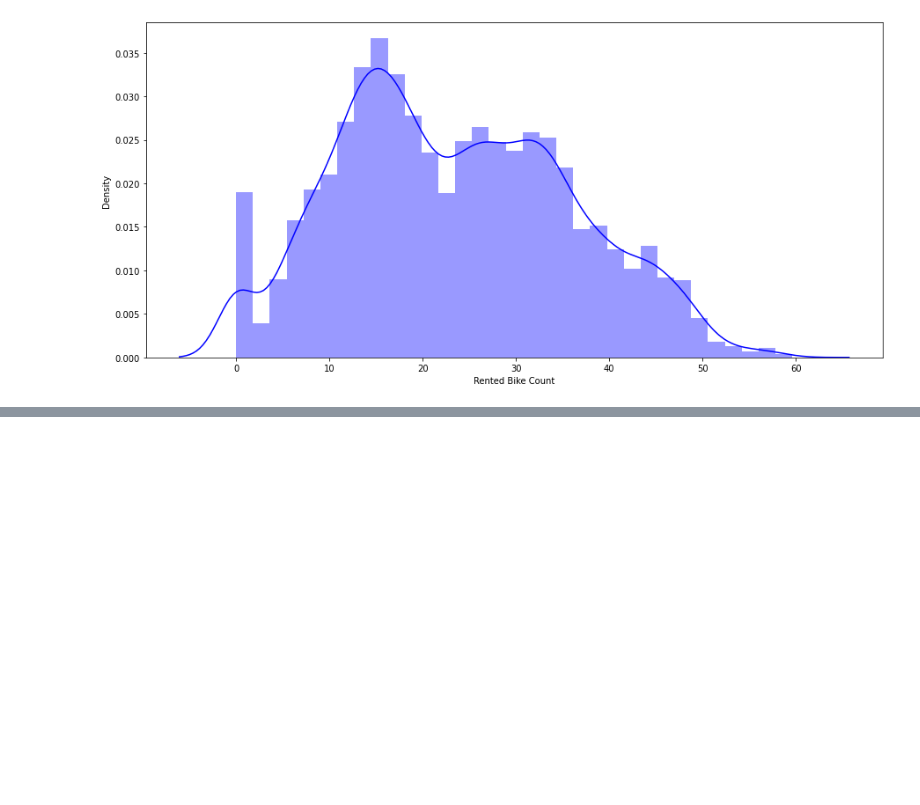
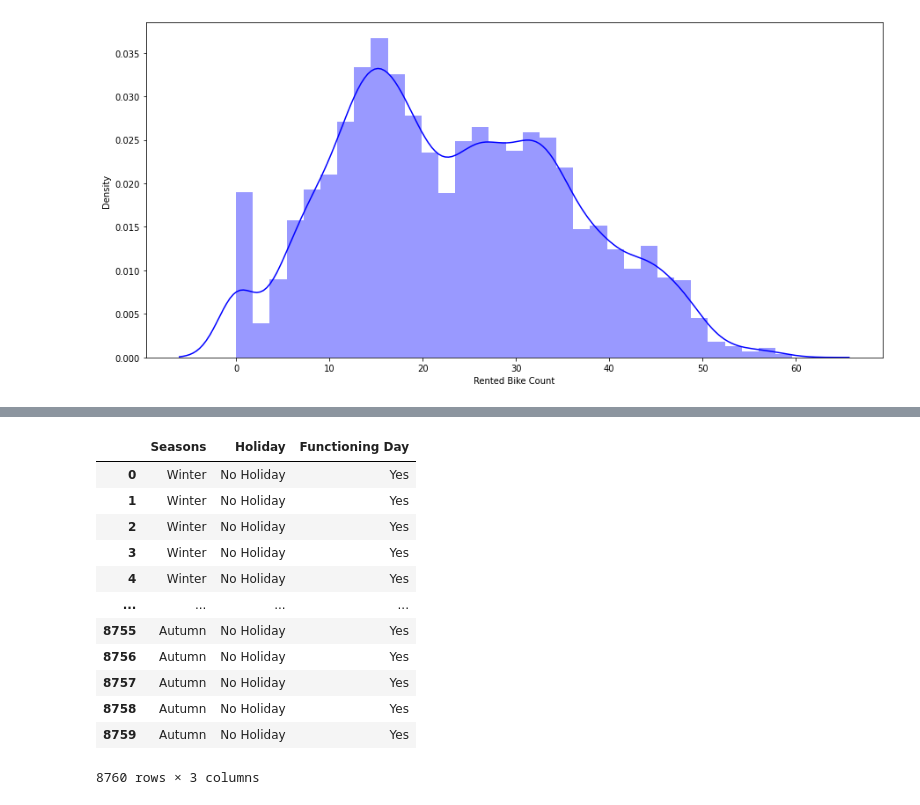
Before and after one commit to Ankitgpt357/Bike-Sharing-demand-prediction, a Jupyter notebook: Bike-Sharing-demand.ipynb, the cells around one changed output, grey strips where cells are left out. Cells and saved outputs as stored; diff of their text form; code cells hidden in the pictures; blank space fills up the shorter version.

```diff
--- a/Bike-Sharing-demand.ipynb
+++ b/Bike-Sharing-demand.ipynb
@@ -238,0 +330,19 @@ sns.distplot(np.sqrt(df['Rented Bike Count']),color="b")
+# %%
+#Extracting categorical features
+categorical_features= df.select_dtypes(include='object')
+# %%
+categorical_features
+# %% [output]
+|  | Seasons | Holiday | Functioning Day |
+| 0 | Winter | No Holiday | Yes |
+| 1 | Winter | No Holiday | Yes |
+| 2 | Winter | No Holiday | Yes |
+| 3 | Winter | No Holiday | Yes |
+| 4 | Winter | No Holiday | Yes |
+| ... | ... | ... | ... |
+| 8755 | Autumn | No Holiday | Yes |
+| 8756 | Autumn | No Holiday | Yes |
+| 8757 | Autumn | No Holiday | Yes |
+| 8758 | Autumn | No Holiday | Yes |
+| 8759 | Autumn | No Holiday | Yes |
+8760 rows × 3 columns
```
Also changed, not shown: parts of 5 cells of this notebook.
